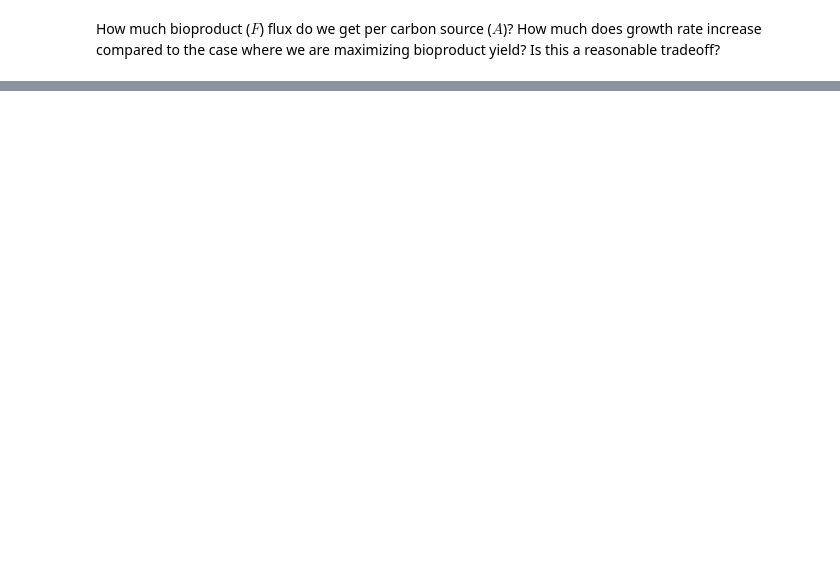
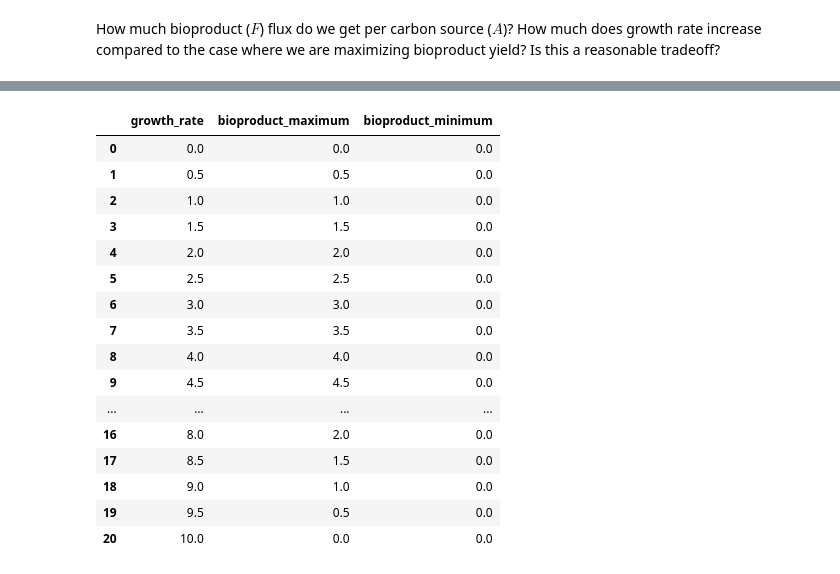
Before and after one commit to AgileBioFoundry/2021-07-16-cell-factory-design, a Jupyter notebook: 01-Intro-to-FBA.ipynb, the cells around one changed output, grey strips where cells are left out. Cells and saved outputs as stored; diff of their text form; code cells hidden in the pictures; blank space fills up the shorter version.

```diff
--- a/01-Intro-to-FBA.ipynb
+++ b/01-Intro-to-FBA.ipynb
@@ -314,0 +513,33 @@ result.plot()
+# %%
+from cameo.flux_analysis import phenotypic_phase_plane as production_envelope
+
+abc_model = cobra.io.load_json_model('ABC/ABC_model.json')  # Stoichiometric matrix loaded
+abc_model.reactions.R_1.upper_bound = 10                    # Uptake rate is 10 mmol/hour
+abc_model.reactions.R_5.upper_bound = 0                     # An-E-robic growth
+result = production_envelope(abc_model,
+                                variables=[abc_model.reactions.R_8],  # Growth rate <= i
+                                objective=abc_model.reactions.R_9,
+                             points=21)    # Engineering objective (bioproduct)
+
+result_df = result.data_frame.rename(columns=dict(R_8='growth_rate',
+                                objective_upper_bound='bioproduct_maximum',
+                                objective_lower_bound='bioproduct_minimum'))
+result_df[['growth_rate','bioproduct_maximum', 'bioproduct_minimum']]
+# %% [output]
+|  | growth_rate | bioproduct_maximum | bioproduct_minimum |
+| 0 | 0.0 | 0.0 | 0.0 |
+| 1 | 0.5 | 0.5 | 0.0 |
+| 2 | 1.0 | 1.0 | 0.0 |
+| 3 | 1.5 | 1.5 | 0.0 |
+| 4 | 2.0 | 2.0 | 0.0 |
+| 5 | 2.5 | 2.5 | 0.0 |
+| 6 | 3.0 | 3.0 | 0.0 |
+| 7 | 3.5 | 3.5 | 0.0 |
+| 8 | 4.0 | 4.0 | 0.0 |
+| 9 | 4.5 | 4.5 | 0.0 |
+| ... | ... | ... | ... |
+| 16 | 8.0 | 2.0 | 0.0 |
+| 17 | 8.5 | 1.5 | 0.0 |
+| 18 | 9.0 | 1.0 | 0.0 |
+| 19 | 9.5 | 0.5 | 0.0 |
+| 20 | 10.0 | 0.0 | 0.0 |
```
Also changed, not shown: parts of 41 cells of this notebook.
